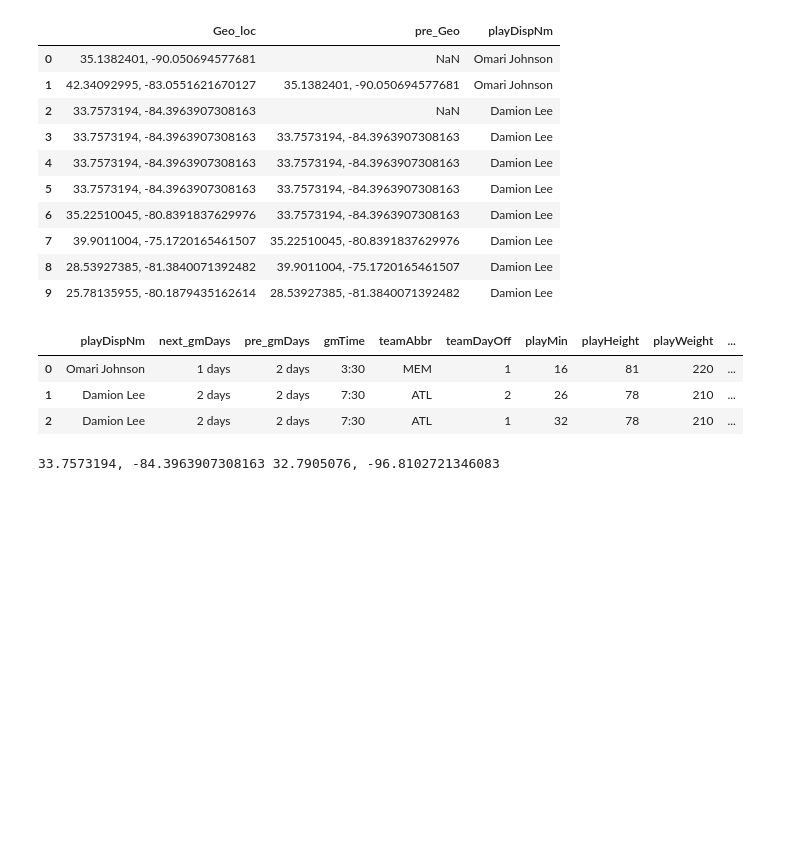
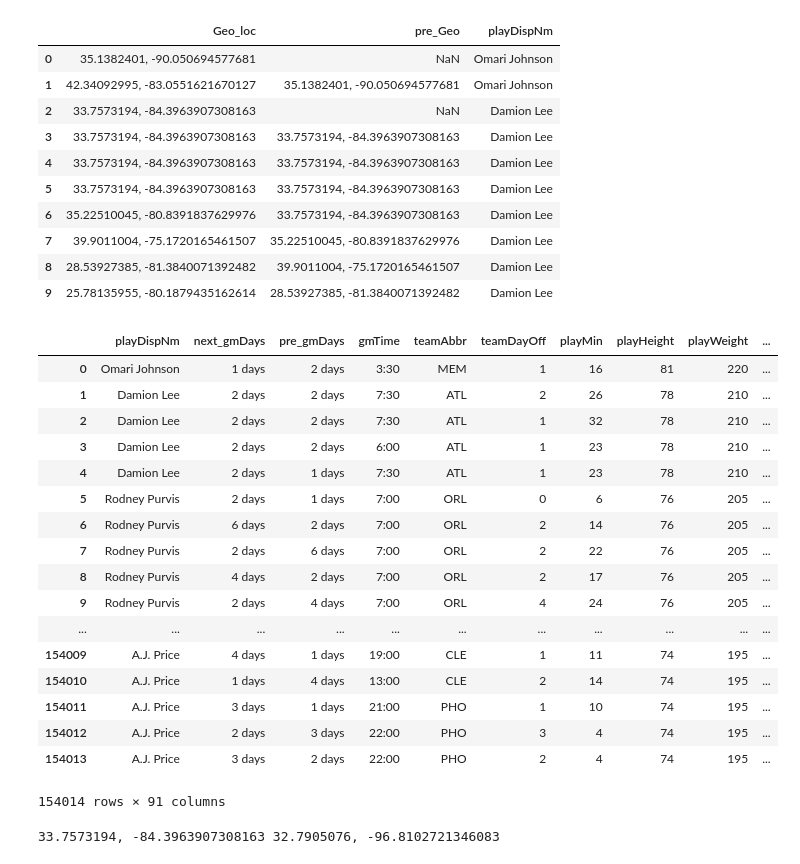
Before and after one commit to Johnnydaszhu/Data-Science, a Jupyter notebook: Project1_feature-engineering/Project1/2-Feature Coercion and Generation.ipynb, the cells around one changed output. Cells and saved outputs as stored; diff of their text form; code cells hidden in the pictures; blank space fills up the shorter version.

```diff
--- a/Project1_feature-engineering/Project1/2-Feature Coercion and Generation.ipynb
+++ b/Project1_feature-engineering/Project1/2-Feature Coercion and Generation.ipynb
@@ -670,12 +670,27 @@ pre_geo_reset[:10]
 gmGeo = pd.merge(df_withhome, pre_geo_reset, left_index=True, right_index=True)
 gmGeo.drop(columns=['Geo_loc_y','playDispNm_y'],inplace=True)
 gmGeo.rename(columns={'Geo_loc_x':'Geo_loc', 'playDispNm_x':'playDispNm'}, inplace=True)
-gmGeo[:3]
-# %% [output]
-|  | playDispNm | next_gmDays | pre_gmDays | gmTime | teamAbbr | teamDayOff | playMin | playHeight | playWeight | ... |
-| 0 | Omari Johnson | 1 days | 2 days | 3:30 | MEM | 1 | 16 | 81 | 220 | ... |
-| 1 | Damion Lee | 2 days | 2 days | 7:30 | ATL | 2 | 26 | 78 | 210 | ... |
-| 2 | Damion Lee | 2 days | 2 days | 7:30 | ATL | 1 | 32 | 78 | 210 | ... |
+# %%
+gmGeo
+# %% [output]
+|  | playDispNm | next_gmDays | pre_gmDays | gmTime | teamAbbr | teamDayOff | playMin | playHeight | playWeight | ... |
+| 0 | Omari Johnson | 1 days | 2 days | 3:30 | MEM | 1 | 16 | 81 | 220 | ... |
+| 1 | Damion Lee | 2 days | 2 days | 7:30 | ATL | 2 | 26 | 78 | 210 | ... |
+| 2 | Damion Lee | 2 days | 2 days | 7:30 | ATL | 1 | 32 | 78 | 210 | ... |
+| 3 | Damion Lee | 2 days | 2 days | 6:00 | ATL | 1 | 23 | 78 | 210 | ... |
+| 4 | Damion Lee | 2 days | 1 days | 7:30 | ATL | 1 | 23 | 78 | 210 | ... |
+| 5 | Rodney Purvis | 2 days | 1 days | 7:00 | ORL | 0 | 6 | 76 | 205 | ... |
+| 6 | Rodney Purvis | 6 days | 2 days | 7:00 | ORL | 2 | 14 | 76 | 205 | ... |
+| 7 | Rodney Purvis | 2 days | 6 days | 7:00 | ORL | 2 | 22 | 76 | 205 | ... |
+| 8 | Rodney Purvis | 4 days | 2 days | 7:00 | ORL | 2 | 17 | 76 | 205 | ... |
+| 9 | Rodney Purvis | 2 days | 4 days | 7:00 | ORL | 4 | 24 | 76 | 205 | ... |
+| ... | ... | ... | ... | ... | ... | ... | ... | ... | ... | ... |
+| 154009 | A.J. Price | 4 days | 1 days | 19:00 | CLE | 1 | 11 | 74 | 195 | ... |
+| 154010 | A.J. Price | 1 days | 4 days | 13:00 | CLE | 2 | 14 | 74 | 195 | ... |
+| 154011 | A.J. Price | 3 days | 1 days | 21:00 | PHO | 1 | 10 | 74 | 195 | ... |
+| 154012 | A.J. Price | 2 days | 3 days | 22:00 | PHO | 3 | 4 | 74 | 195 | ... |
+| 154013 | A.J. Price | 3 days | 2 days | 22:00 | PHO | 2 | 4 | 74 | 195 | ... |
+154014 rows × 91 columns
 # %%
 sample_geo1 = df_withhome['Geo_loc'].values.tolist()[1]
 sample_geo2 = df_withhome['Geo_loc'].values.tolist()[300]
```
Also changed, not shown: parts of 8 cells of this notebook, 3 other files.
